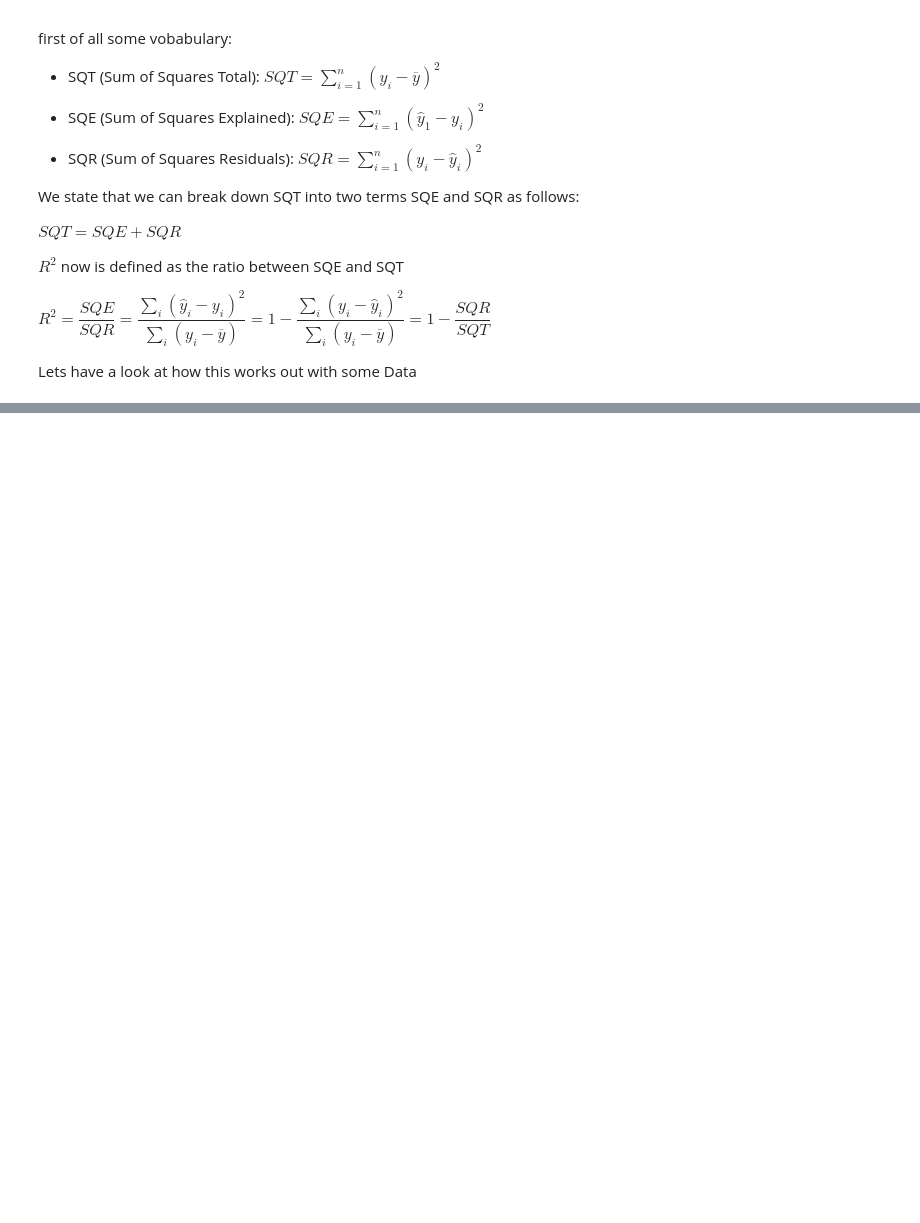
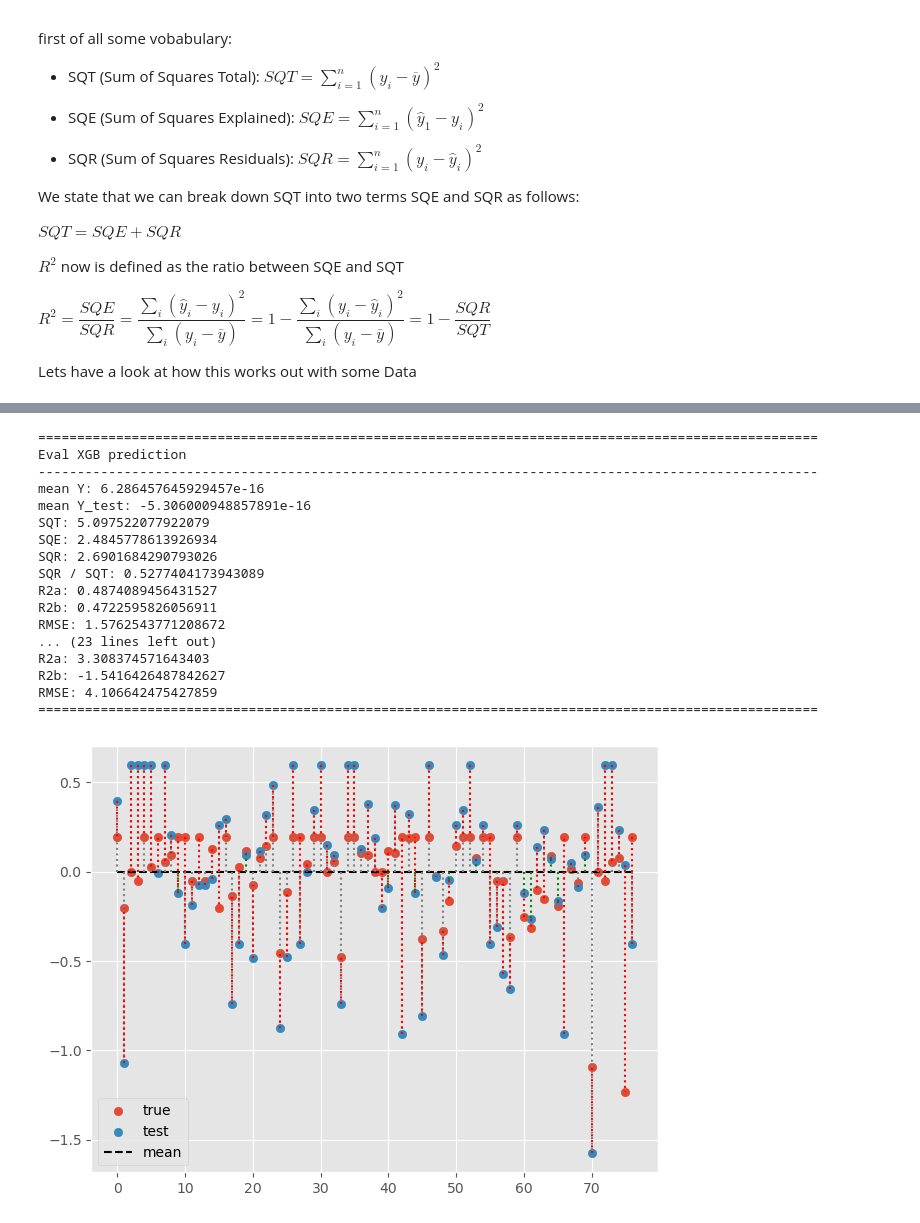
Before and after one commit to julianstar88/Data_Science, a Jupyter notebook: Statistics/r_2_value.ipynb, the cells around one changed output, grey strips where cells are left out. Saved outputs shown, nothing was run; the diff lists cells and outputs as text; code cells hidden in the pictures; blank space fills up the shorter version.

```diff
--- a/Statistics/r_2_value.ipynb
+++ b/Statistics/r_2_value.ipynb
@@ -84,0 +169,42 @@ R-2-b: -0.1696232859514113
+# %%
+data = pd.read_csv(r"..\Statistics\Data\listings_Amsterdam_finished_spacy.csv")
+data = data.sample(frac=0.01, axis=0)
+true_vals = data.review_scores_rating.to_numpy()
+prediction_xgb = data.xgb_predict_avg.to_numpy()
+prediction_rf = data.rf_predict_avg.to_numpy()
+prediction_spacy = data.spacy_predict_avg.to_numpy()
+
+# center data around 0
+true_vals = true_vals - np.mean(true_vals)
+prediction_xgb = prediction_xgb - np.mean(prediction_xgb)
+prediction_rf = prediction_rf = np.mean(prediction_rf)
+prediction_spacy = prediction_spacy - np.mean(prediction_spacy)
+
+# print evaluation of predictions
+evaluation(true_vals, prediction_xgb, "Eval XGB prediction")
+evaluation(true_vals, prediction_rf, "Eval RF prediction")
+evaluation(true_vals, prediction_spacy, "Eval Spacy prediction")
+
+# plot residual-decomposition
+X = np.asarray(list(range(len(true_vals))))
+plot_decomposition(X, true_vals, prediction_spacy)
+plot_residuals(X, true_vals, prediction_spacy)
+# %% [output]
+====================================================================================================
+Eval XGB prediction
+----------------------------------------------------------------------------------------------------
+mean Y: 6.286457645929457e-16
+mean Y_test: -5.306000948857891e-16
+SQT: 5.097522077922079
+SQE: 2.4845778613926934
+SQR: 2.6901684290793026
+SQR / SQT: 0.5277404173943089
+R2a: 0.4874089456431527
+R2b: 0.4722595826056911
+RMSE: 1.5762543771208672
+... (23 lines left out)
+R2a: 3.308374571643403
+R2b: -1.5416426487842627
+RMSE: 4.106642475427859
+====================================================================================================
+[figure, added]
```
Also changed, not shown: parts of 5 cells of this notebook.
